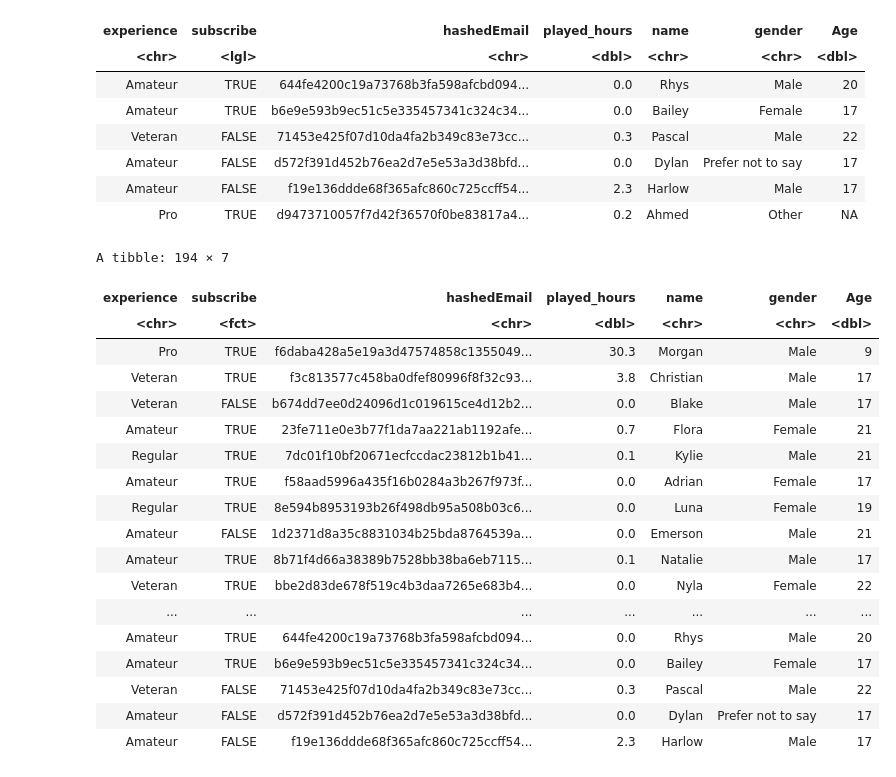
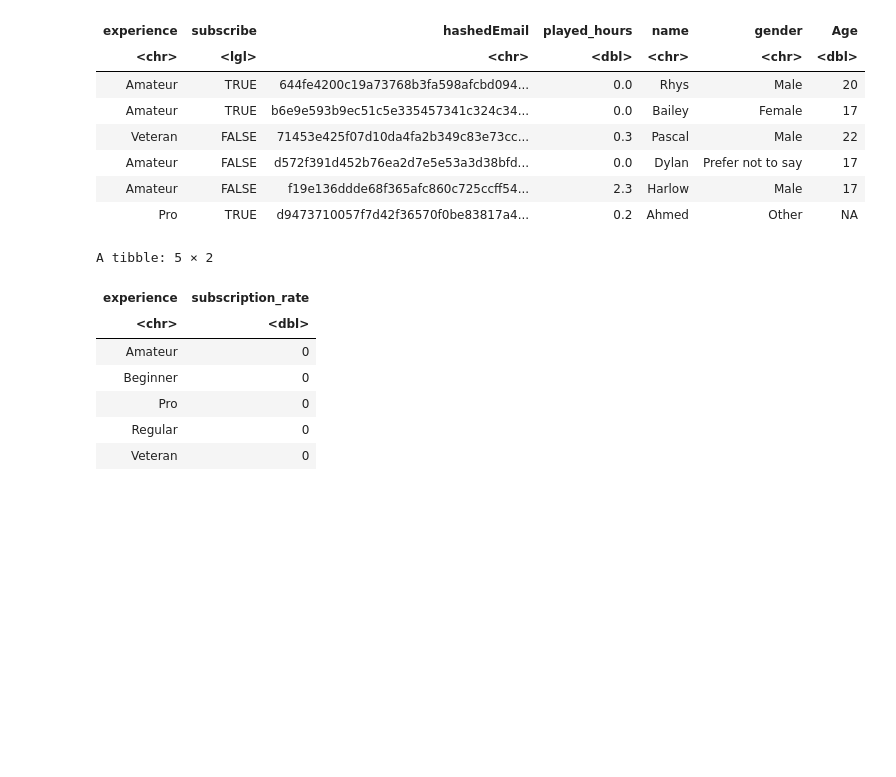
Before and after one commit to Bo-xuan-Wang/DSI-100-Project, a Jupyter notebook: Project Report.ipynb, the cells around one changed output. Drawn from its saved outputs; the diff is of its cells as text; code cells hidden in the pictures; blank space fills up the shorter version.

```diff
--- a/Project Report.ipynb
+++ b/Project Report.ipynb
@@ -54,28 +55,17 @@ A tibble: 6 × 7
 | Amateur | FALSE | f19e136ddde68f365afc860c725ccff54... | 2.3 | Harlow | Male | 17 |
 | Pro | TRUE | d9473710057f7d42f36570f0be83817a4... | 0.2 | Ahmed | Other | NA |
 # %%
-players_clean <- players |>
-  filter(Age >= 8 , Age <= 50) |>
-  mutate(subscribe = as_factor(subscribe))
-players_clean
+players |>
+  select(subscribe,played_hours,experience) |>
+  group_by(experience) |>
+  summarize(subscription_rate = mean(subscribe == "yes"))
 # %% [output]
-A tibble: 194 × 7
+A tibble: 5 × 2
-| experience | subscribe | hashedEmail | played_hours | name | gender | Age |
-| <chr> | <fct> | <chr> | <dbl> | <chr> | <chr> | <dbl> |
-| Pro | TRUE | f6daba428a5e19a3d47574858c1355049... | 30.3 | Morgan | Male | 9 |
-| Veteran | TRUE | f3c813577c458ba0dfef80996f8f32c93... | 3.8 | Christian | Male | 17 |
-| Veteran | FALSE | b674dd7ee0d24096d1c019615ce4d12b2... | 0.0 | Blake | Male | 17 |
-| Amateur | TRUE | 23fe711e0e3b77f1da7aa221ab1192afe... | 0.7 | Flora | Female | 21 |
-| Regular | TRUE | 7dc01f10bf20671ecfccdac23812b1b41... | 0.1 | Kylie | Male | 21 |
-| Amateur | TRUE | f58aad5996a435f16b0284a3b267f973f... | 0.0 | Adrian | Female | 17 |
-| Regular | TRUE | 8e594b8953193b26f498db95a508b03c6... | 0.0 | Luna | Female | 19 |
-| Amateur | FALSE | 1d2371d8a35c8831034b25bda8764539a... | 0.0 | Emerson | Male | 21 |
-| Amateur | TRUE | 8b71f4d66a38389b7528bb38ba6eb7115... | 0.1 | Natalie | Male | 17 |
-| Veteran | TRUE | bbe2d83de678f519c4b3daa7265e683b4... | 0.0 | Nyla | Female | 22 |
-| ... | ... | ... | ... | ... | ... | ... |
-| Amateur | TRUE | 644fe4200c19a73768b3fa598afcbd094... | 0.0 | Rhys | Male | 20 |
-| Amateur | TRUE | b6e9e593b9ec51c5e335457341c324c34... | 0.0 | Bailey | Female | 17 |
-| Veteran | FALSE | 71453e425f07d10da4fa2b349c83e73cc... | 0.3 | Pascal | Male | 22 |
-| Amateur | FALSE | d572f391d452b76ea2d7e5e53a3d38bfd... | 0.0 | Dylan | Prefer not to say | 17 |
-| Amateur | FALSE | f19e136ddde68f365afc860c725ccff54... | 2.3 | Harlow | Male | 17 |
+| experience | subscription_rate |
+| <chr> | <dbl> |
+| Amateur | 0 |
+| Beginner | 0 |
+| Pro | 0 |
+| Regular | 0 |
+| Veteran | 0 |
 # %%
```
Also changed, not shown: parts of 18 cells of this notebook.
